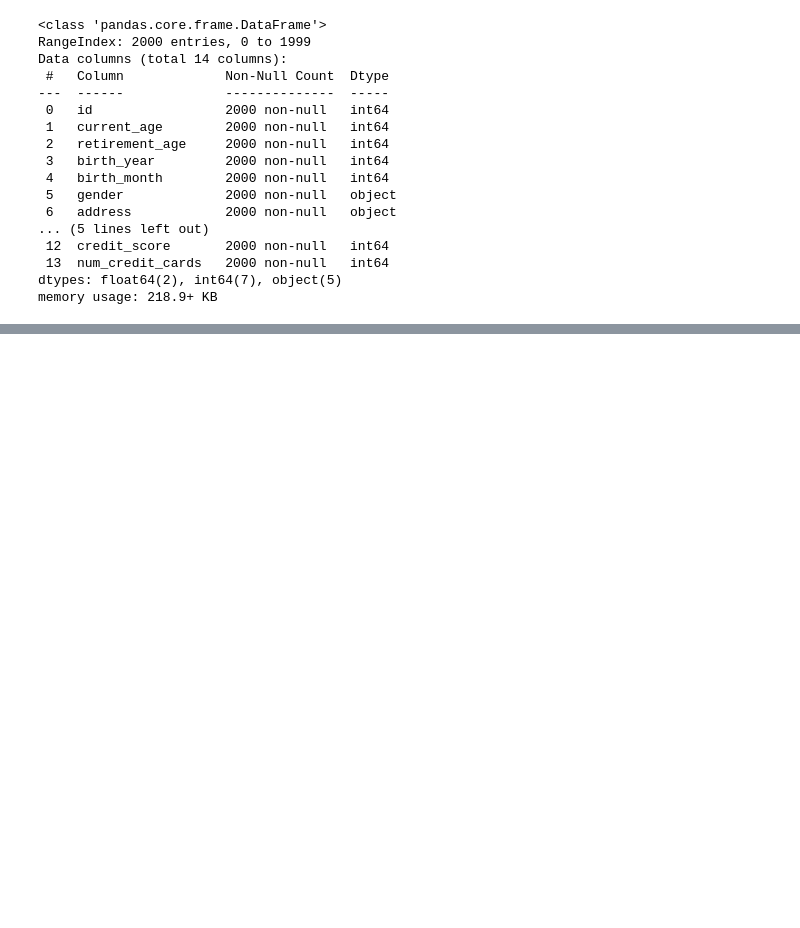
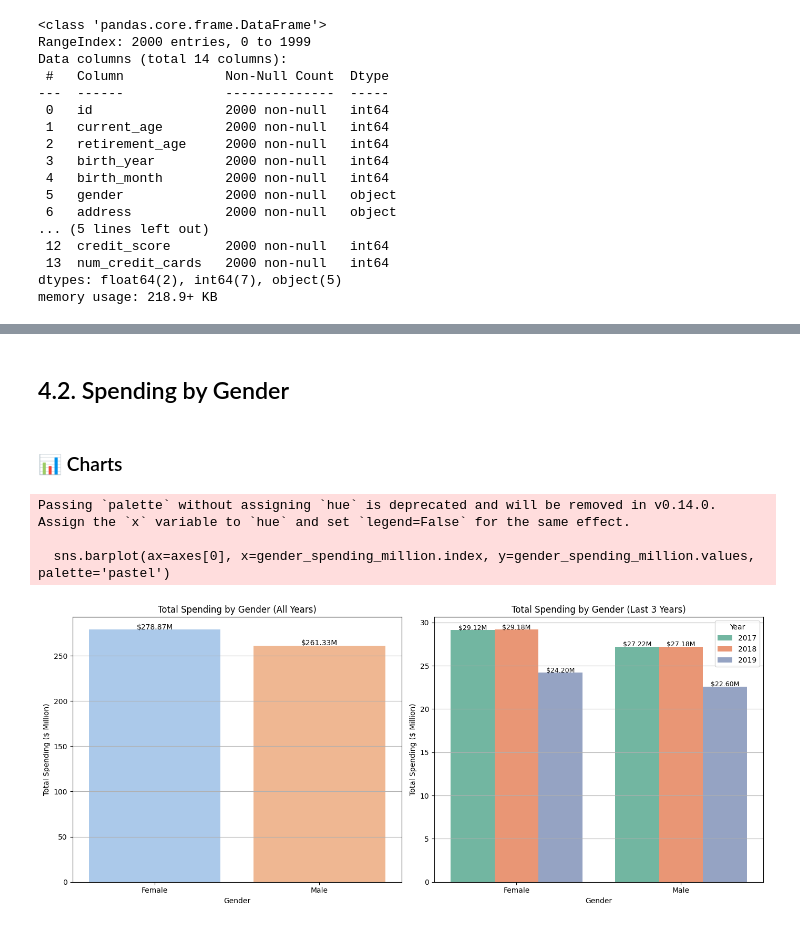
Before and after one commit to TuanTran2025/Final-Project, a Jupyter notebook: Final_Project.ipynb, the cells around one changed output, grey strips where cells are left out. Saved outputs shown, nothing was run; the diff lists cells and outputs as text; code cells hidden in the pictures; blank space fills up the shorter version.

```diff
--- a/Final_Project.ipynb
+++ b/Final_Project.ipynb
@@ -192,0 +673,17 @@ users['total_debt'] = users['total_debt'].replace('[\$,]', '', regex=True).astyp
+# %%
+# Create a year_month column to group by month:
+trans_cleaned['year_month'] = trans_cleaned['date'].dt.to_period('M')
+
+# Calculate the monthly ARPU
+monthly_arpu = (
+    trans_cleaned
+    .groupby('year_month')
+    .agg(total_revenue=('amount', 'sum'),
+         active_users=('client_id', 'nunique'))
+    .assign(arpu=lambda df: df['total_revenue'] / df['active_users'])
+    .reset_index()
+)
+
+# Convert 'year_month' column into the timestamp format
+monthly_arpu['year_month'] = monthly_arpu['year_month'].dt.to_timestamp()
+monthly_arpu
@@ -340,0 +1051,56 @@ ltv.head()
+# %% [markdown]
+## 4.2. Spending by Gender
+# %% [markdown]
+### 📊 Charts
+# %%
+# Extract year from date
+# trans_demo['year'] = pd.to_datetime(trans_demo['date']).dt.year
+
+# Get latest 3 years
+# latest_3_years = sorted(trans_demo['year'].dropna().unique())[-3:]
+
+# ===== Chart 1: Total purchases by gender (All years) =====
+gender_spending = trans_demo.groupby('gender')['amount'].sum()
+gender_spending_million = gender_spending / 1_000_000
+
+# ===== Chart 2: Total purchases by gender in last 3 years =====
+filtered_gender = trans_demo[trans_demo['year'].isin(latest_3_years)]
+gender_year_spending = (
+    filtered_gender.groupby(['year', 'gender'])['amount']
+    .sum()
+    .reset_index()
+)
+gender_year_spending['amount_million'] = gender_year_spending['amount'] / 1_000_000
+
+# ===== Plot both charts side-by-side =====
+fig, axes = plt.subplots(1, 2, figsize=(14, 6))
+
+# Chart 1
+sns.barplot(ax=axes[0], x=gender_spending_million.index, y=gender_spending_million.values, palette='pastel')
+axes[0].set_title("Total Spending by Gender (All Years)")
+axes[0].set_ylabel("Total Spending ($ Million)")
+axes[0].set_xlabel("Gender")
+axes[0].grid(axis='y')
+for i, v in enumerate(gender_spending_million.values):
+    axes[0].text(i, v + 0.1, f"${v:.2f}M", ha='center', fontsize=10)
+
+# Chart 2
+sns.barplot(ax=axes[1], data=gender_year_spending, x='gender', y='amount_million', hue='year', palette='Set2')
+axes[1].set_title(f"Total Spending by Gender (Last 3 Years)")
+axes[1].set_ylabel("Total Spending ($ Million)")
+axes[1].set_xlabel("Gender")
+axes[1].legend(title="Year")
+axes[1].grid(axis='y')
+for container in axes[1].containers:
+    for bar in container:
+        height = bar.get_height()
+        if height > 0:
+            axes[1].text(bar.get_x() + bar.get_width()/2, height + 0.05, f"${height:.2f}M", ha='center', fontsize=9)
+
+plt.tight_layout()
+plt.show()
+# %% [output]
+Passing `palette` without assigning `hue` is deprecated and will be removed in v0.14.0. Assign the `x` variable to `hue` and set `legend=False` for the same effect.
+
+  sns.barplot(ax=axes[0], x=gender_spending_million.index, y=gender_spending_million.values, palette='pastel')
+[figure, added]
```
Also changed, not shown: parts of 144 cells of this notebook.
